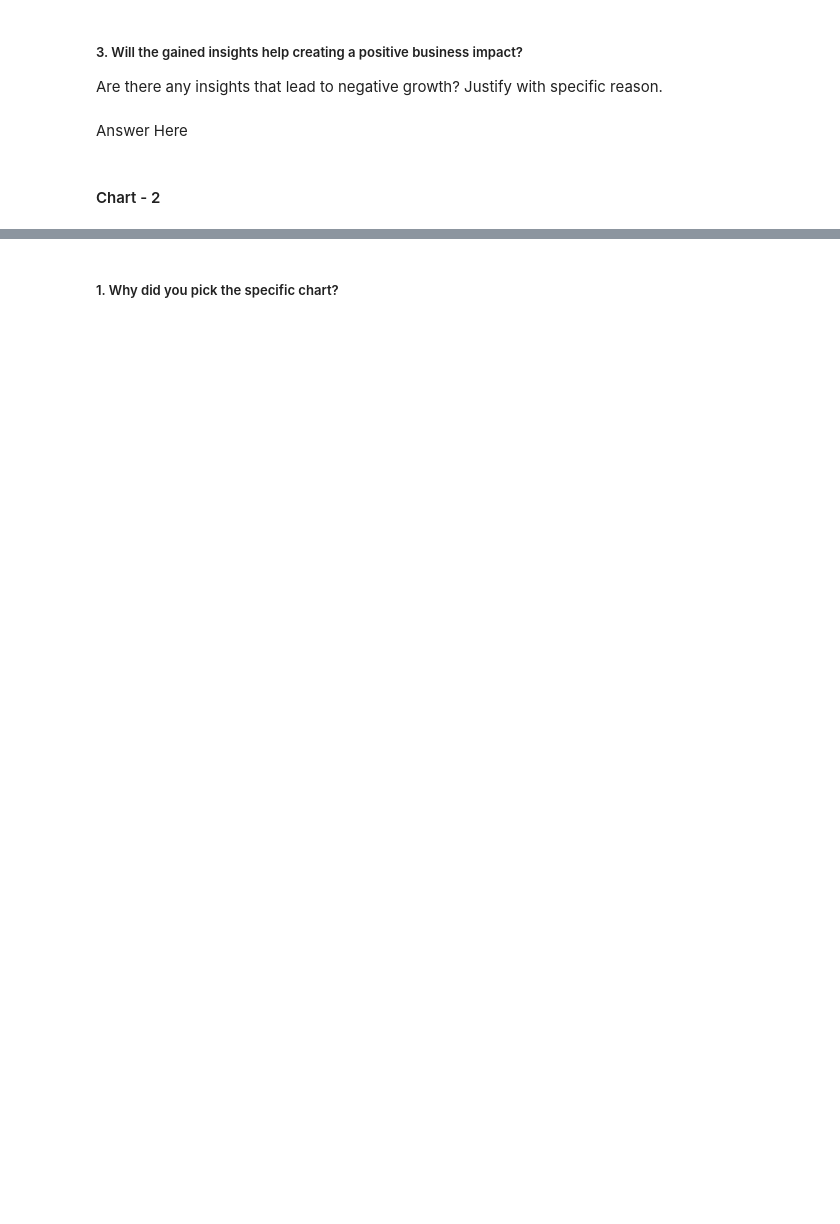
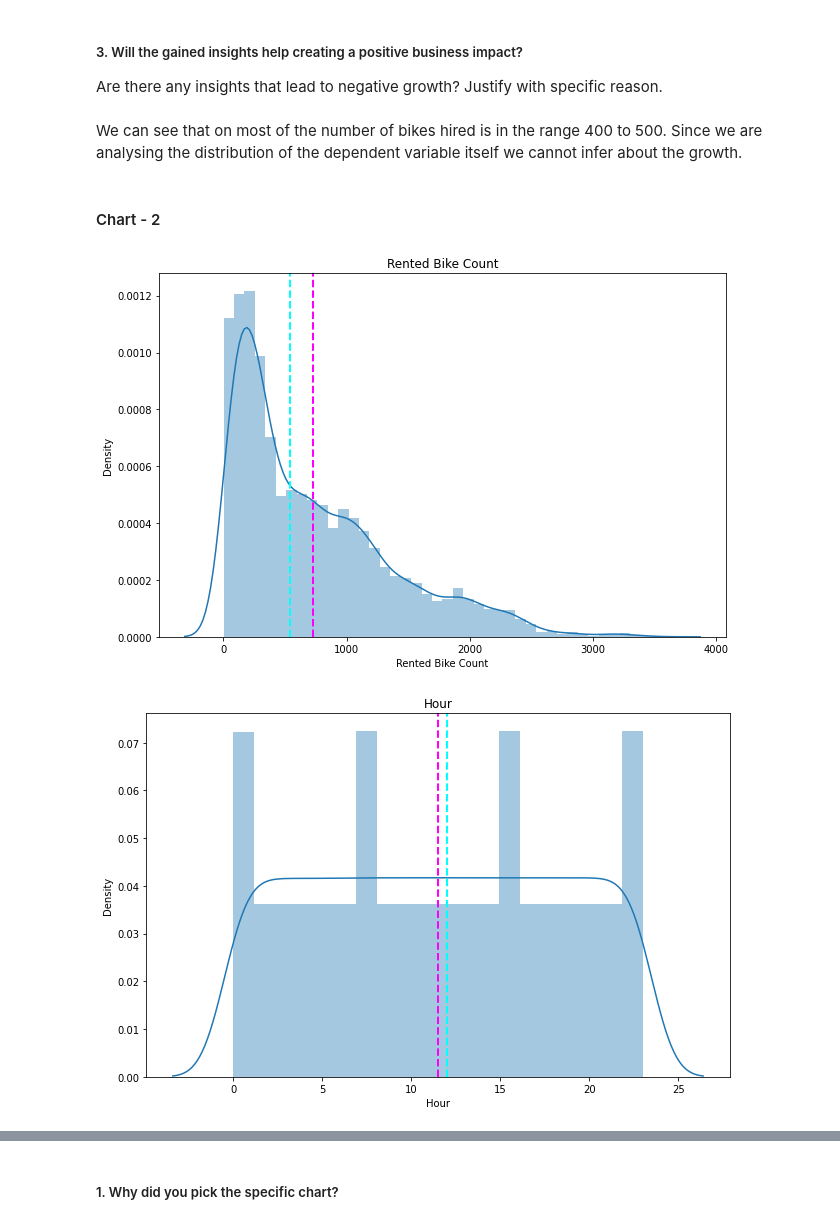
Before and after one commit to Jeevan-NM/Bike-Sharing-Demand-Prediction, a Jupyter notebook: BikeSharingDemandPrediction.ipynb, the cells around one changed output, grey strips where cells are left out. Cells and saved outputs as stored; diff of their text form; code cells hidden in the pictures; blank space fills up the shorter version.

```diff
--- a/BikeSharingDemandPrediction.ipynb
+++ b/BikeSharingDemandPrediction.ipynb
@@ -366,7 +436,8 @@ Answer Here
 # %% [markdown]
 ##### 3. Will the gained insights help creating a positive business impact?
 Are there any insights that lead to negative growth? Justify with specific reason.
-# %% [markdown]
-Answer Here
+# %% [markdown]
+We can see that on most of the number of bikes hired is in the range 400 to 500.
+Since we are analysing the distribution of the dependent variable itself we cannot infer about the growth.
 # %% [markdown]
 #### Chart - 2
@@ -374,0 +444,16 @@ Answer Here
+# %%
+numeric_features=df.describe().columns
+# %%
+for col in numeric_features:
+    fig = plt.figure(figsize=(9, 6))
+    ax = fig.gca()
+    feature = df[col]
+    sns.distplot(a=feature, ax = ax)
+    ax.axvline(feature.mean(), color='magenta', linestyle='dashed', linewidth=2)
+    ax.axvline(feature.median(), color='cyan', linestyle='dashed', linewidth=2)
+    ax.set_title(col)
+    plt.tight_layout()
+plt.show()# Chart - 2 Distribution of every numerical feature
+# %% [output]
+[figure, added]
+[figure, added]
```
Also changed, not shown: parts of 52 cells of this notebook.
